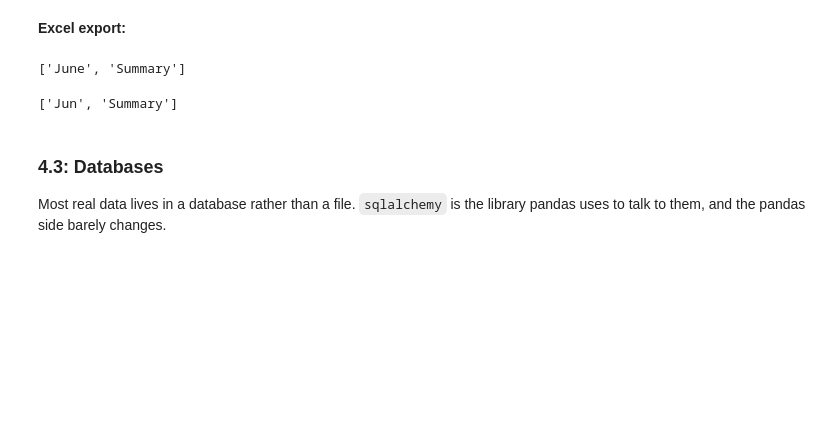
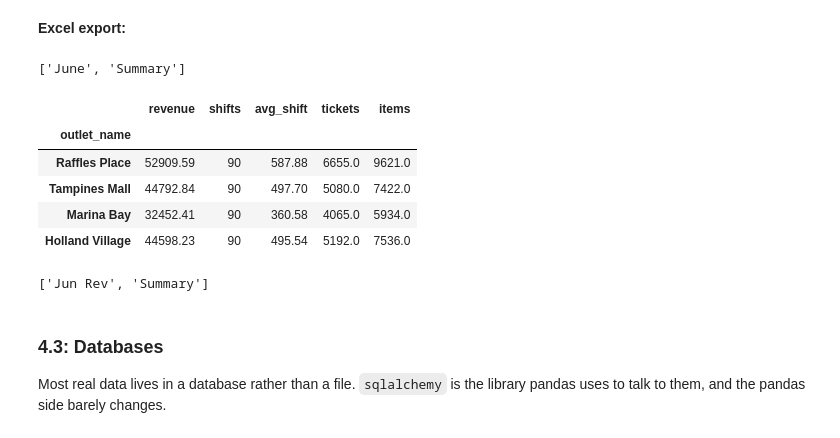
Before and after one commit to PP-123-nt/6m-data-1.8-eda-basic, a Jupyter notebook: notebooks/Part_4_reading_writing_data.ipynb, the cells around one changed output. Cells and saved outputs as stored; diff of their text form; code cells hidden in the pictures; blank space fills up the shorter version.

```diff
--- a/notebooks/Part_4_reading_writing_data.ipynb
+++ b/notebooks/Part_4_reading_writing_data.ipynb
@@ -539,18 +539,36 @@ with pd.ExcelWriter("../data/cafe_june_clean.xlsx") as writer:
 pd.ExcelFile("../data/cafe_june_clean.xlsx").sheet_names
 # %% [output]
 ['June', 'Summary']
+# %%
+outlet_summary = clean.groupby("outlet_name", observed=True).agg(
+    revenue=("revenue_sgd", "sum"),
+    shifts=("revenue_sgd", "size"),
+    avg_shift=("revenue_sgd", "mean"),
+    tickets=("tickets", "sum"),
+    items=('items',"sum")
+)
+outlet_summary = outlet_summary.round(2)
+
+outlet_summary
+# %% [output]
+|  | revenue | shifts | avg_shift | tickets | items |
+| outlet_name |  |  |  |  |  |
+| Raffles Place | 52909.59 | 90 | 587.88 | 6655.0 | 9621.0 |
+| Tampines Mall | 44792.84 | 90 | 497.70 | 5080.0 | 7422.0 |
+| Marina Bay | 32452.41 | 90 | 360.58 | 4065.0 | 5934.0 |
+| Holland Village | 44598.23 | 90 | 495.54 | 5192.0 | 7536.0 |
 # %%
 ## add file with different name for testing
 
 final.to_csv("../data/final.csv", index=False)
 
 with pd.ExcelWriter("../data/final.xlsx") as writer:
-    final.to_excel(writer, sheet_name="Jun", index=False)
-    jun_summary.to_excel(writer, sheet_name="Summary")
+    final.to_excel(writer, sheet_name="Jun Rev", index=False)
+    outlet_summary.to_excel(writer, sheet_name="Summary")
 
 pd.ExcelFile("../data/final.xlsx").sheet_names
 # %% [output]
-['Jun', 'Summary']
+['Jun Rev', 'Summary']
 # %% [markdown]
 ### 4.3: Databases
 
```
Also changed, not shown: 1 other file.
